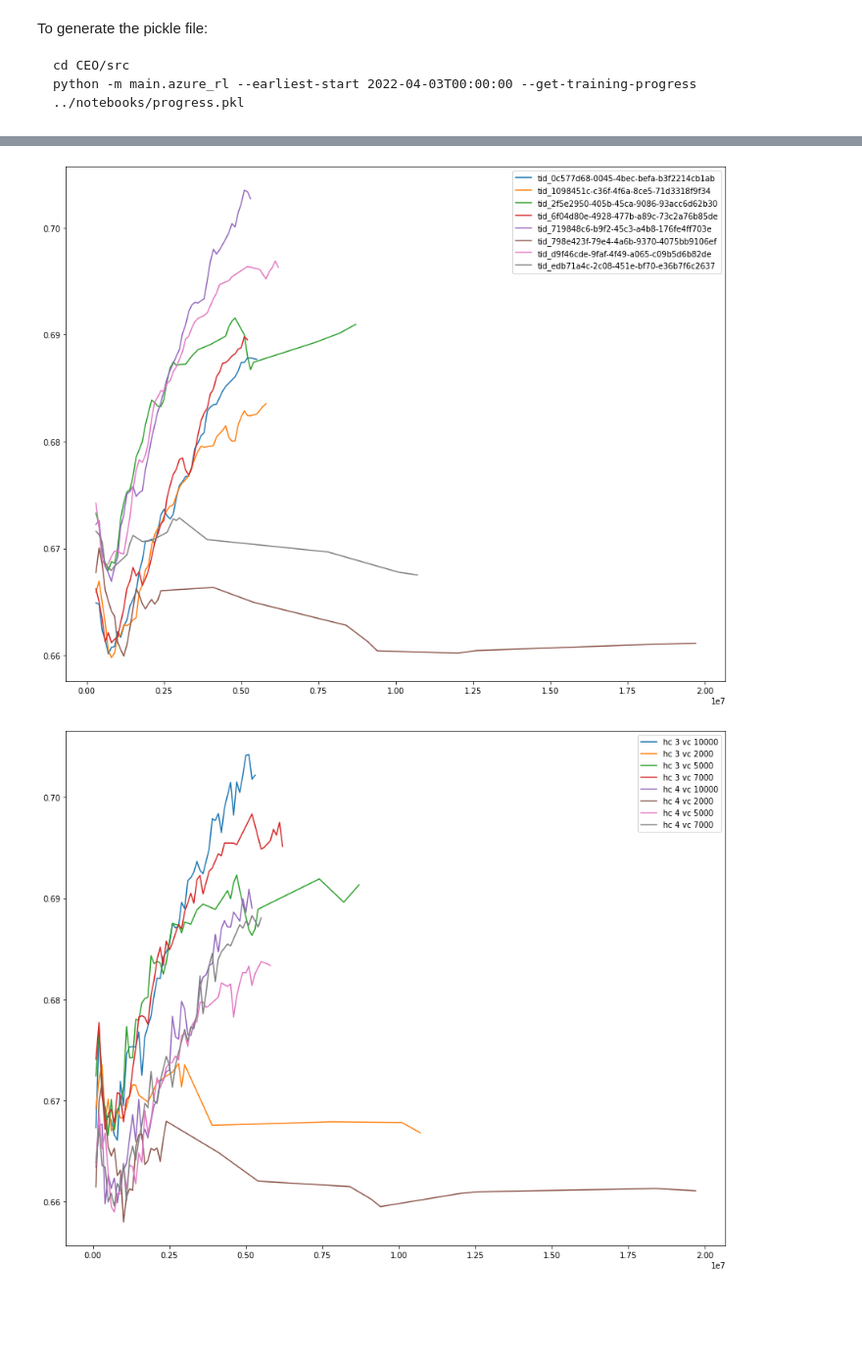
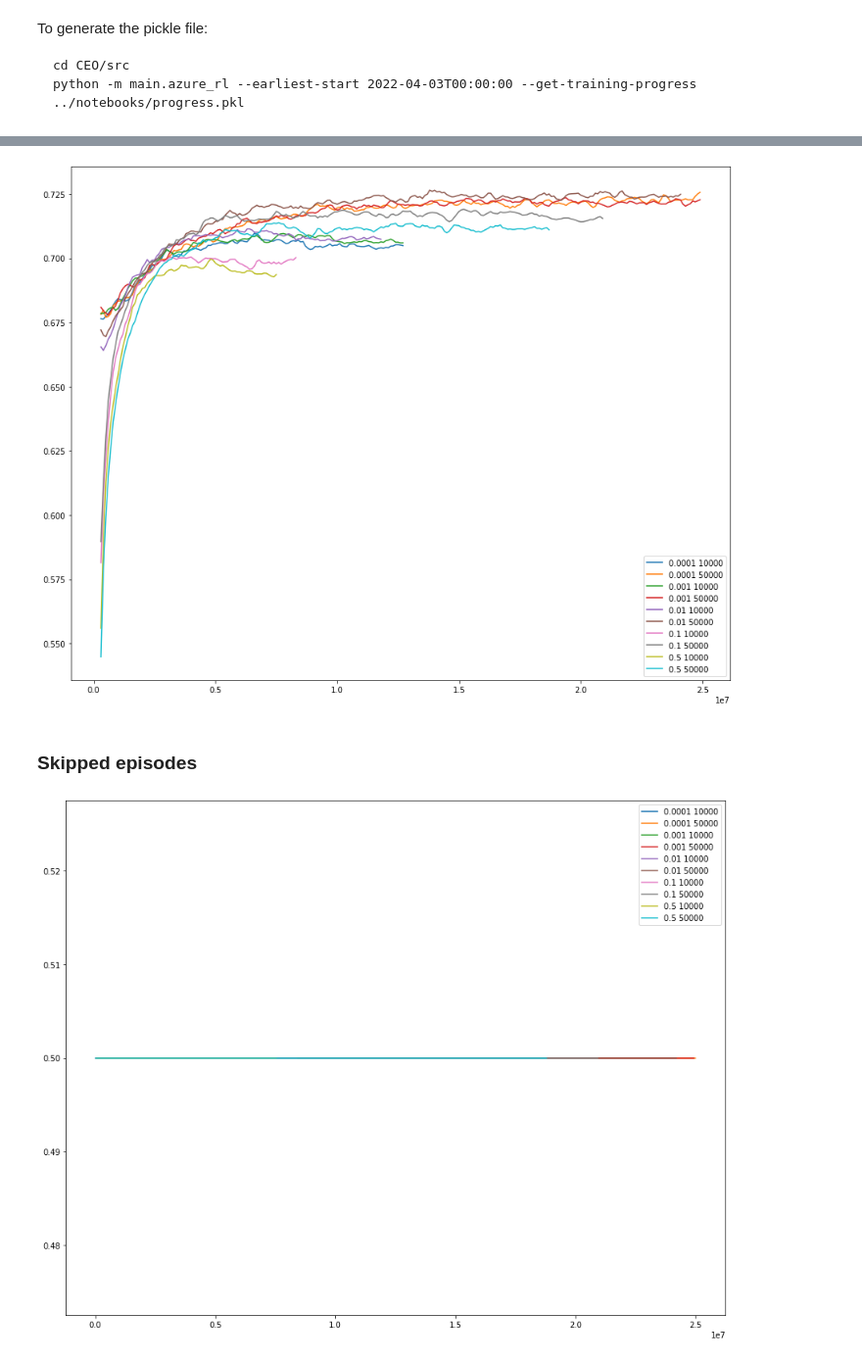
Before and after one commit to davidnorman314/CEO, a Jupyter notebook: notebooks/Progress.ipynb, the cells around one changed output, grey strips where cells are left out. Shown at 98% size. Drawn from its saved outputs; the diff is of its cells as text; code cells hidden in the pictures; blank space fills up the shorter version.

```diff
--- a/notebooks/Progress.ipynb
+++ b/notebooks/Progress.ipynb
@@ -75,7 +120,7 @@ import numpy as np
 
 plt.rcParams["figure.figsize"] = (15,12)
 
-plot_df = progress_df.pivot(index="episode", columns="training_id", values="pct_win")
+plot_df = progress_df.pivot(index="episode", columns="desc", values="pct_win")
 
 xs = plot_df.index.to_series()
 
@@ -116,7 +144,7 @@ import numpy as np
 
 plt.rcParams["figure.figsize"] = (15,12)
 
-plot_df = progress_df.pivot(index="episode", columns="training_id", values="pct_win")
+plot_df = progress_df.pivot(index="episode", columns="desc", values="pct_win")
 
 xs = plot_df.index.to_series()
 
@@ -135,41 +163,34 @@ for column in plot_df.columns:
 plt.legend()
 plt.show()
 # %% [output]
-[figure, old version]
+[figure, new version]
-# %%
-# Plot moving average of test stats labeled by a property
-
-import matplotlib.pyplot as plt
-import numpy as np
-
-plt.rcParams["figure.figsize"] = (15,12)
-
-prop_column = "type"
-
-unpivot_plot_df = progress_df.copy()
-
-# Create the type column. This will be the label
-unpivot_plot_df["type"] = unpivot_plot_df["action_space_type"] + " " + unpivot_plot_df["lambda"].astype('str')
-unpivot_plot_df["type"] = ("hc " + unpivot_plot_df["hs_high_card_obs_max"].astype('str') +
-    " vc " + unpivot_plot_df["max_initial_visit_count"].astype('str'))
-
-plot_df = unpivot_plot_df.pivot(index="episode", columns="type", values="pct_win")
-
-xs = plot_df.index.to_series()
-
-for column in plot_df.columns:
-    series = plot_df[column]
-    smask = np.isfinite(series)
-
-    x = xs[smask]
-    y = series[smask]
-
-    y_moving_average = y.rolling(1).mean()
-
-    plt.plot(x, y_moving_average, linestyle='-', marker='', label=column)
-
-# plt.ylim(0.75, 0.8)
-plt.legend()
-plt.show()
-# %% [output]
-[figure, removed]
+# %% [markdown]
+### Skipped episodes
+# %%
+# Plot skipped episodes
+
+import matplotlib.pyplot as plt
+import numpy as np
+
+plt.rcParams["figure.figsize"] = (15,12)
+
+plot_df = progress_df.pivot(index="episode", columns="desc", values="skipped_episodes")
+
+xs = plot_df.index.to_series()
+
+for column in plot_df.columns:
+    series = plot_df[column]
+    smask = np.isfinite(series)
+
+    x = xs[smask]
+    y = series[smask]
+
+    y_moving_average = y.rolling(1).mean()
+
+    plt.plot(x, y_moving_average, linestyle='-', marker='', label=column)
+
+# plt.ylim(0.75, 0.8)
+plt.legend()
+plt.show()
+# %% [output]
+[figure, added]
```
Also changed, not shown: parts of 16 cells of this notebook.
